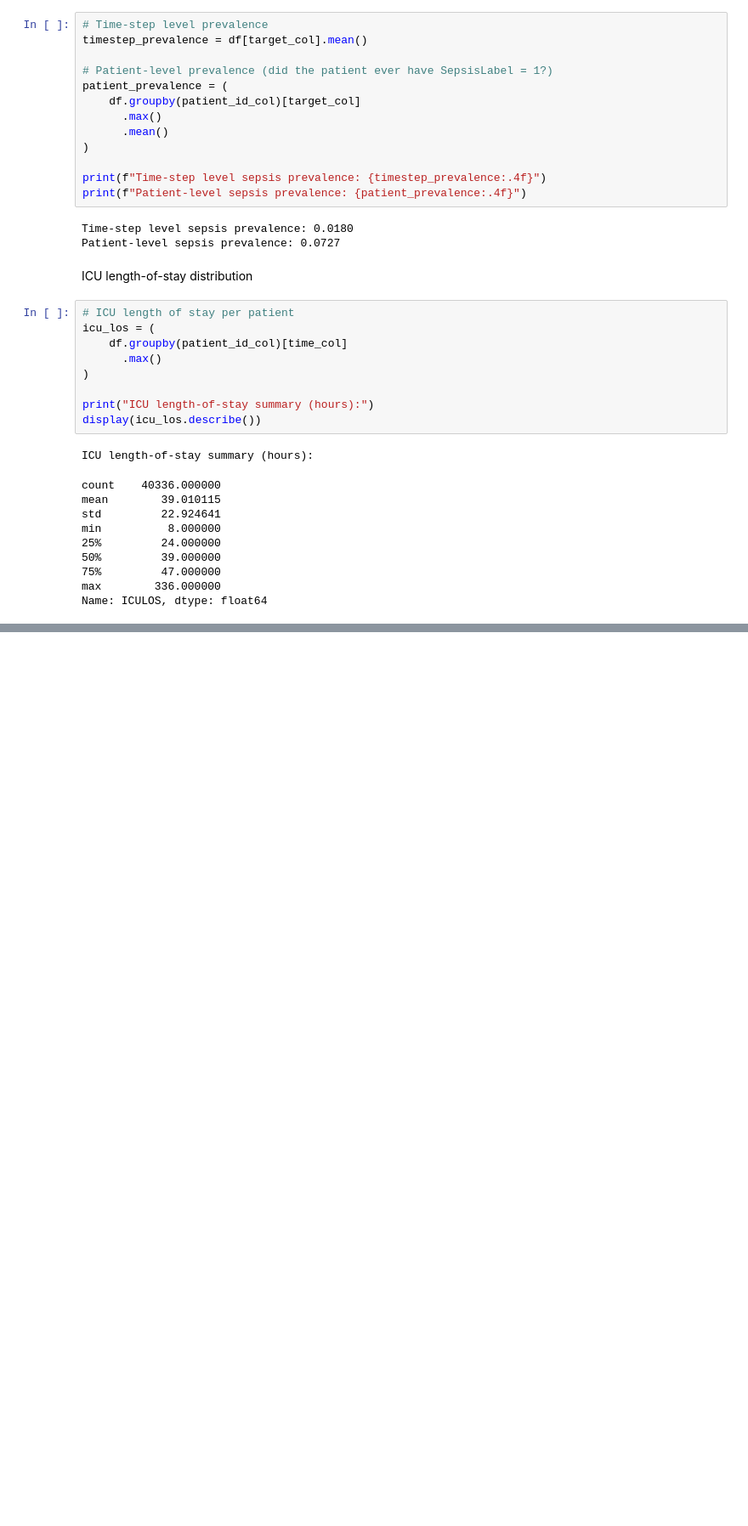
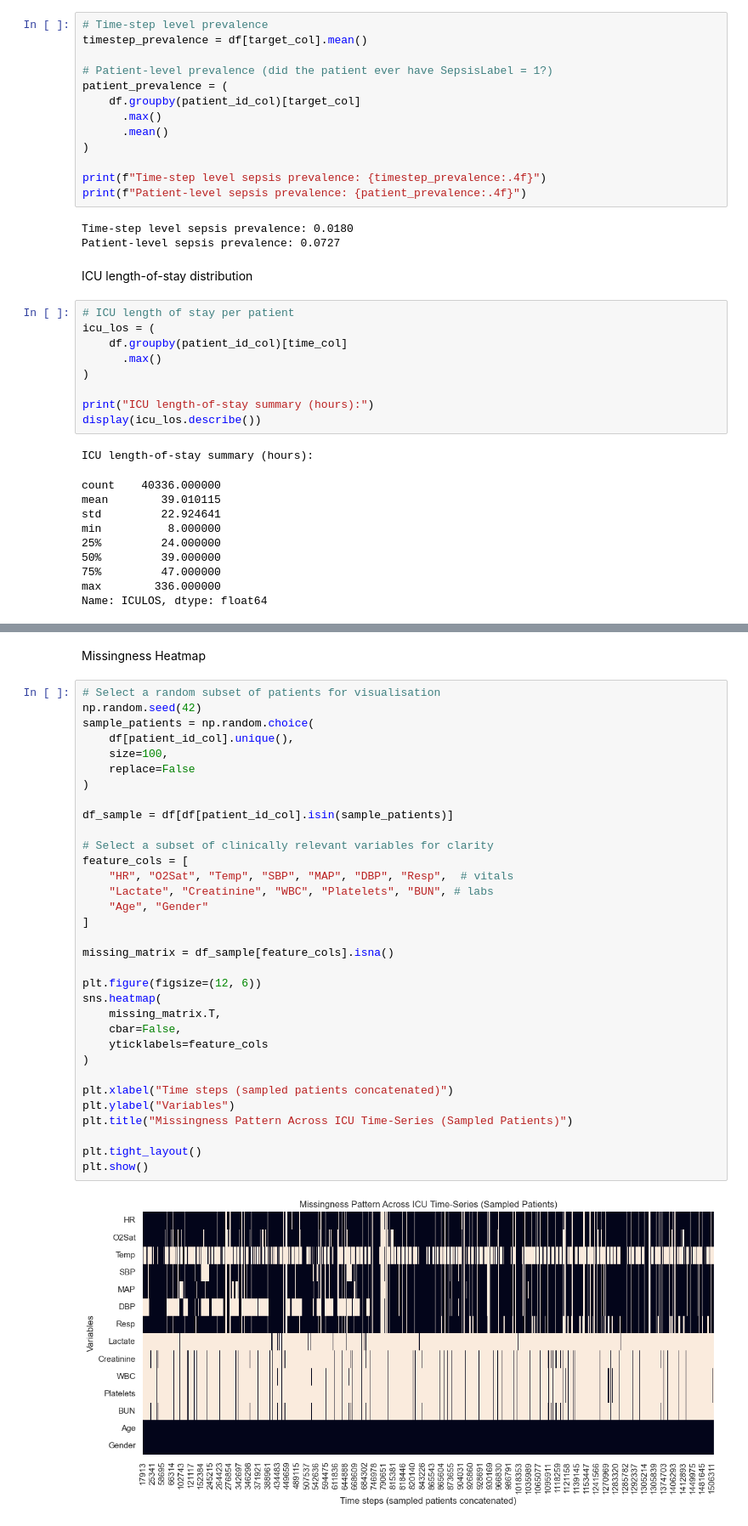
Before and after one commit to nikhithanjani5/EarlySepsisPrediction, a Jupyter notebook: notebooks/01_eda.ipynb, the cells around one changed output, grey strips where cells are left out. Shown at 85% size. Saved outputs shown, nothing was run; the diff lists cells and outputs as text; blank space fills up the shorter version.

```diff
--- a/notebooks/01_eda.ipynb
+++ b/notebooks/01_eda.ipynb
@@ -186,0 +215,37 @@ Name: ICULOS, dtype: float64
+# %% [markdown]
+Missingness Heatmap
+# %%
+# Select a random subset of patients for visualisation
+np.random.seed(42)
+sample_patients = np.random.choice(
+    df[patient_id_col].unique(),
+    size=100,
+    replace=False
+)
+
+df_sample = df[df[patient_id_col].isin(sample_patients)]
+
+# Select a subset of clinically relevant variables for clarity
+feature_cols = [
+    "HR", "O2Sat", "Temp", "SBP", "MAP", "DBP", "Resp",  # vitals
+    "Lactate", "Creatinine", "WBC", "Platelets", "BUN", # labs
+    "Age", "Gender"
+]
+
+missing_matrix = df_sample[feature_cols].isna()
+
+plt.figure(figsize=(12, 6))
+sns.heatmap(
+    missing_matrix.T,
+    cbar=False,
+    yticklabels=feature_cols
+)
+
+plt.xlabel("Time steps (sampled patients concatenated)")
+plt.ylabel("Variables")
+plt.title("Missingness Pattern Across ICU Time-Series (Sampled Patients)")
+
+plt.tight_layout()
+plt.show()
+# %% [output]
+[figure, added]
```
Also changed, not shown: parts of 4 cells of this notebook.
